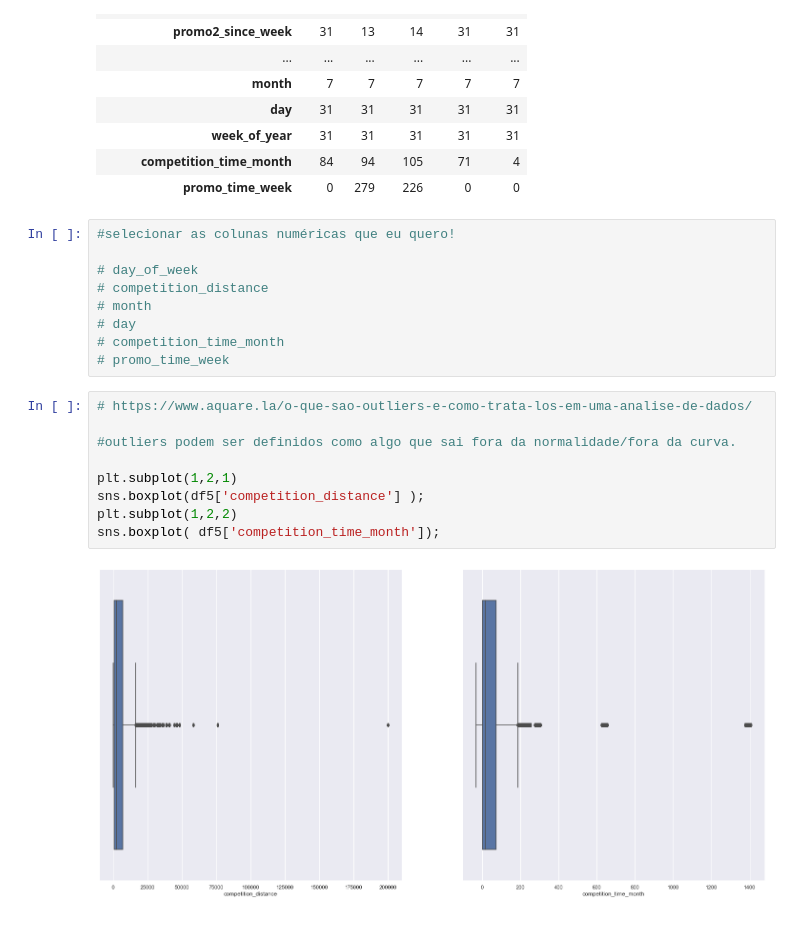
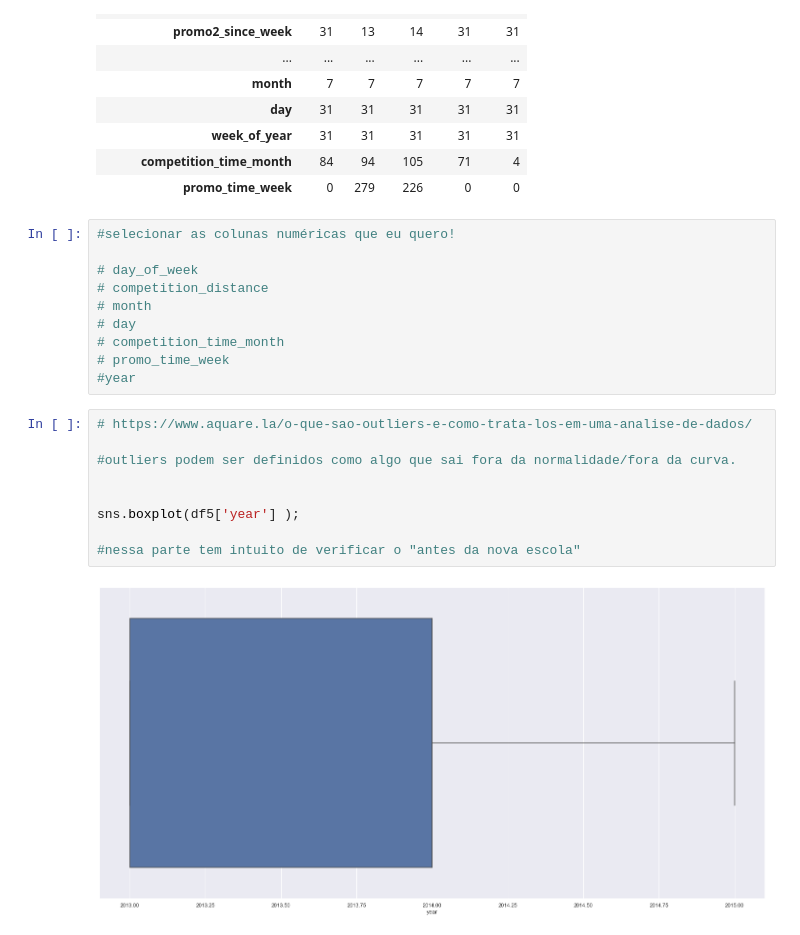
Before and after one commit to guiaraujofreitas/rossmann_estudo, a Jupyter notebook: Store-analise_dados_ modulo_04_1.ipynb, the cells around one changed output. Saved outputs shown, nothing was run; the diff lists cells and outputs as text.

```diff
--- a/Store-analise_dados_ modulo_04_1.ipynb
+++ b/Store-analise_dados_ modulo_04_1.ipynb
@@ -1212,14 +1219,15 @@ a.head().T
 # day
 # competition_time_month
 # promo_time_week
+#year
 # %%
 # https://www.aquare.la/o-que-sao-outliers-e-como-trata-los-em-uma-analise-de-dados/
 
 #outliers podem ser definidos como algo que sai fora da normalidade/fora da curva.
 
-plt.subplot(1,2,1)
-sns.boxplot(df5['competition_distance'] );
-plt.subplot(1,2,2)
-sns.boxplot( df5['competition_time_month']);
+
+sns.boxplot(df5['year'] );
+
+#nessa parte tem intuito de verificar o "antes da nova escola"
 # %% [output]
-[figure, old version]
+[figure, new version]
```
Also changed, not shown: parts of 11 cells of this notebook.
